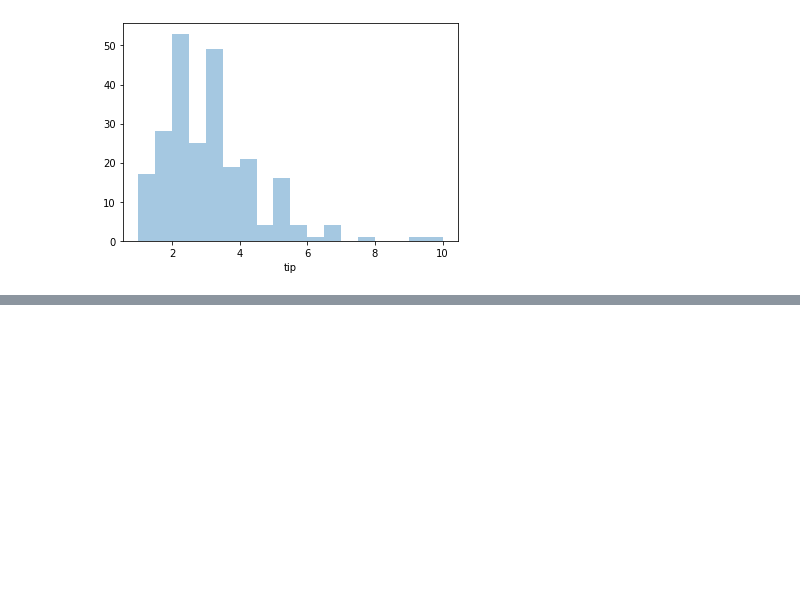
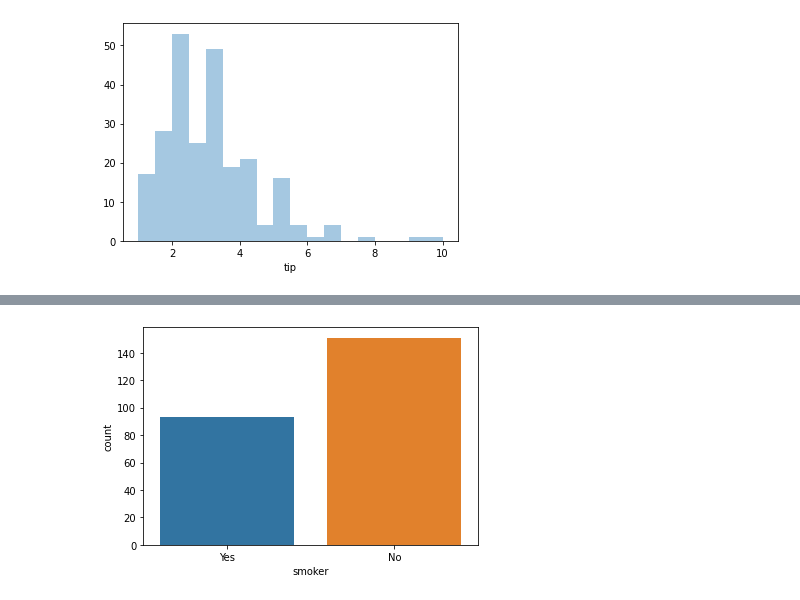
Before and after one commit to GKPSingh/MLplaylist, a Jupyter notebook: KNayak/Seaborn.ipynb, the cells around one changed output, grey strips where cells are left out. Drawn from its saved outputs; the diff is of its cells as text; code cells hidden in the pictures; blank space fills up the shorter version.

```diff
--- a/KNayak/Seaborn.ipynb
+++ b/KNayak/Seaborn.ipynb
@@ -75,0 +82,4 @@ sns.distplot(df['tip'],kde=False)
+# %%
+sns.countplot('smoker', data=df);
+# %% [output]
+[figure, added]
```
Also changed, not shown: parts of 31 cells of this notebook.
